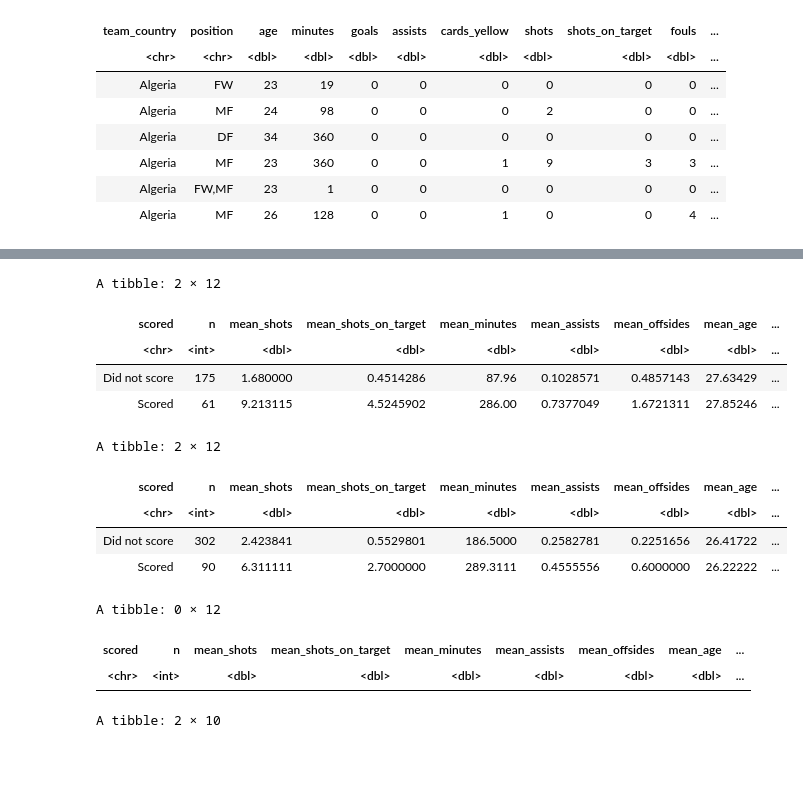
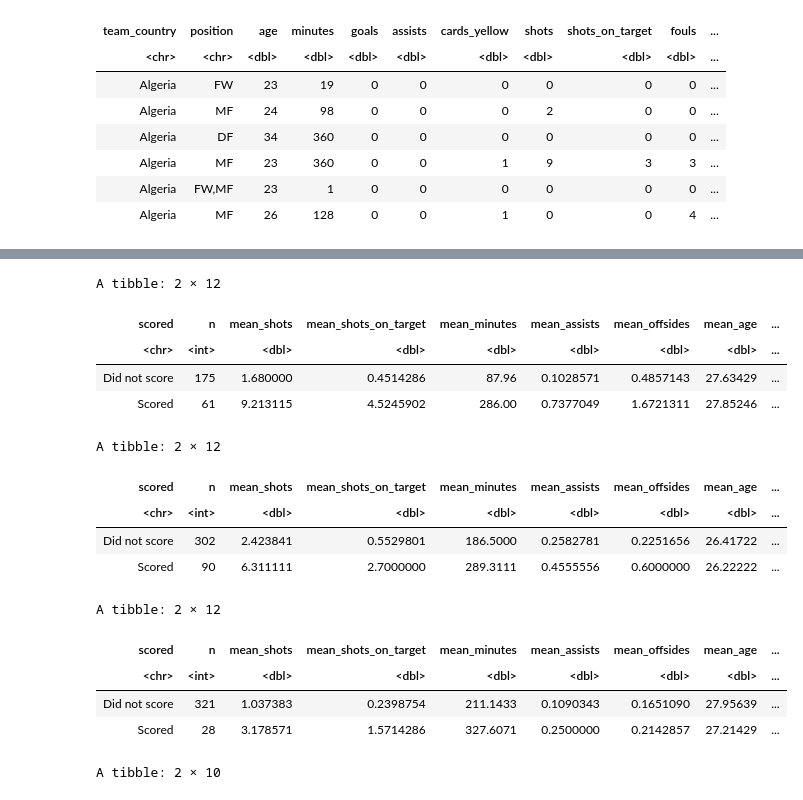
Before and after one commit to romansinkus/stat-301-project, a Jupyter notebook: roman/eda.ipynb, the cells around one changed output, grey strips where cells are left out. Cells and saved outputs as stored; diff of their text form; code cells hidden in the pictures; blank space fills up the shorter version.

```diff
--- a/roman/eda.ipynb
+++ b/roman/eda.ipynb
@@ -197,37 +209,39 @@ players_data %>%
 # Scored vs. did not score for defenders
 players_data %>%
     mutate(pos = factor(sub(",.*", "", position), levels = c("GK", "DF", "MF", "FW"))) %>%
-    filter(pos=="D") %>%
+    filter(pos=="DF") %>%
     filter(!is.na(goals)) %>%
     mutate(scored=if_else(goals > 0, "Scored", "Did not score")) %>%
     group_by(scored) %>%
     summarise(
         n=n(),
         mean_shots=mean(shots),
         mean_shots_on_target=mean(shots_on_target),
         mean_minutes=mean(minutes),
         mean_assists=mean(assists),
         mean_offsides=mean(offsides),
         mean_age=mean(age),
         mean_interceptions=mean(interceptions),
         mean_tackles_won=mean(tackles_won),
         mean_fouls=mean(fouls),
         mean_cards_yellow=mean(cards_yellow)
     )
 # %% [output]
 A tibble: 2 × 12
 | scored | n | mean_shots | mean_shots_on_target | mean_minutes | mean_assists | mean_offsides | mean_age | ... |
 | <chr> | <int> | <dbl> | <dbl> | <dbl> | <dbl> | <dbl> | <dbl> | ... |
 | Did not score | 175 | 1.680000 | 0.4514286 | 87.96 | 0.1028571 | 0.4857143 | 27.63429 | ... |
 | Scored | 61 | 9.213115 | 4.5245902 | 286.00 | 0.7377049 | 1.6721311 | 27.85246 | ... |
 A tibble: 2 × 12
 | scored | n | mean_shots | mean_shots_on_target | mean_minutes | mean_assists | mean_offsides | mean_age | ... |
 | <chr> | <int> | <dbl> | <dbl> | <dbl> | <dbl> | <dbl> | <dbl> | ... |
 | Did not score | 302 | 2.423841 | 0.5529801 | 186.5000 | 0.2582781 | 0.2251656 | 26.41722 | ... |
 | Scored | 90 | 6.311111 | 2.7000000 | 289.3111 | 0.4555556 | 0.6000000 | 26.22222 | ... |
-A tibble: 0 × 12
+A tibble: 2 × 12
 | scored | n | mean_shots | mean_shots_on_target | mean_minutes | mean_assists | mean_offsides | mean_age | ... |
 | <chr> | <int> | <dbl> | <dbl> | <dbl> | <dbl> | <dbl> | <dbl> | ... |
+| Did not score | 321 | 1.037383 | 0.2398754 | 211.1433 | 0.1090343 | 0.1651090 | 27.95639 | ... |
+| Scored | 28 | 3.178571 | 1.5714286 | 327.6071 | 0.2500000 | 0.2142857 | 27.21429 | ... |
 # %%
 # Scored vs. did not score for forwards (per minute stats)
 players_data %>%
```
Also changed, not shown: parts of 6 cells of this notebook, 2 other files.
